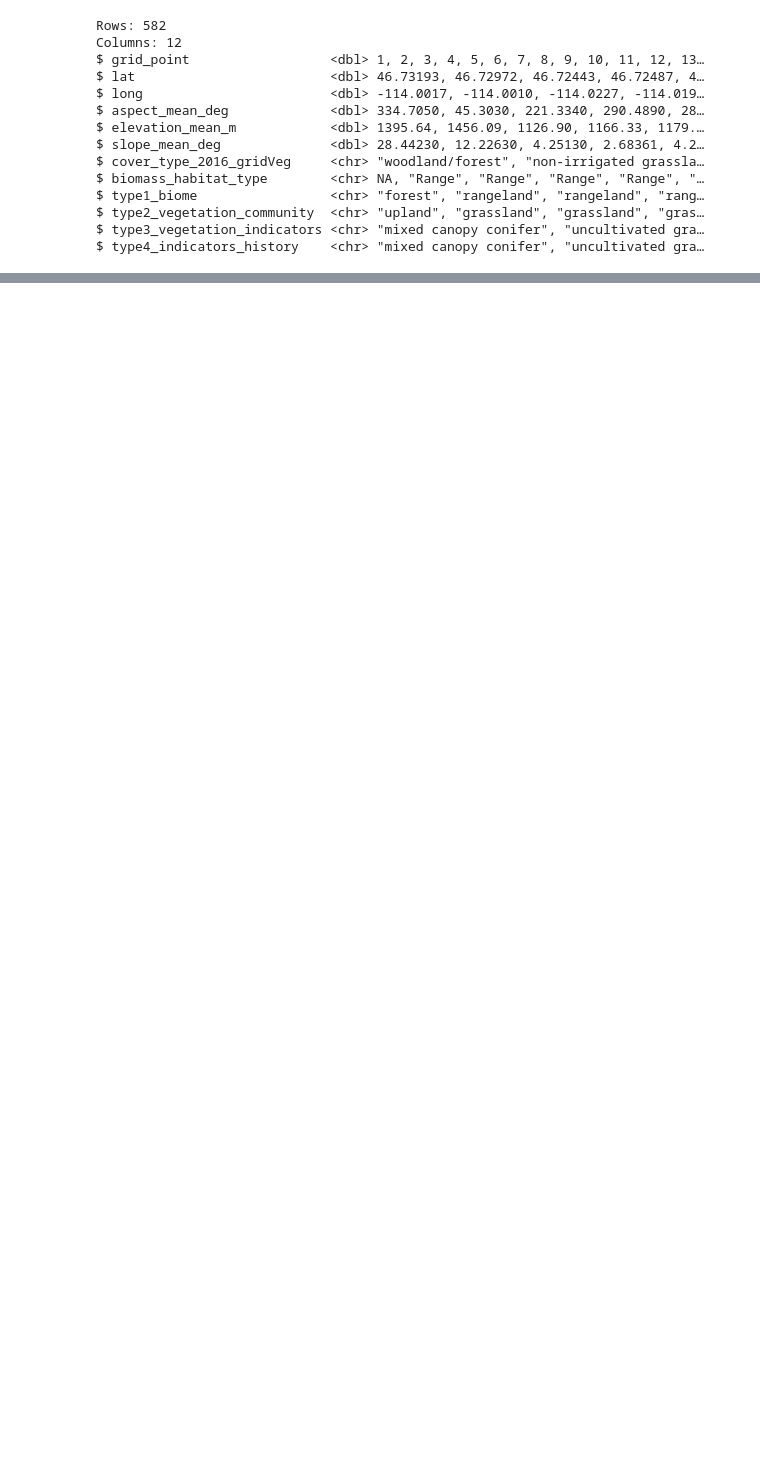
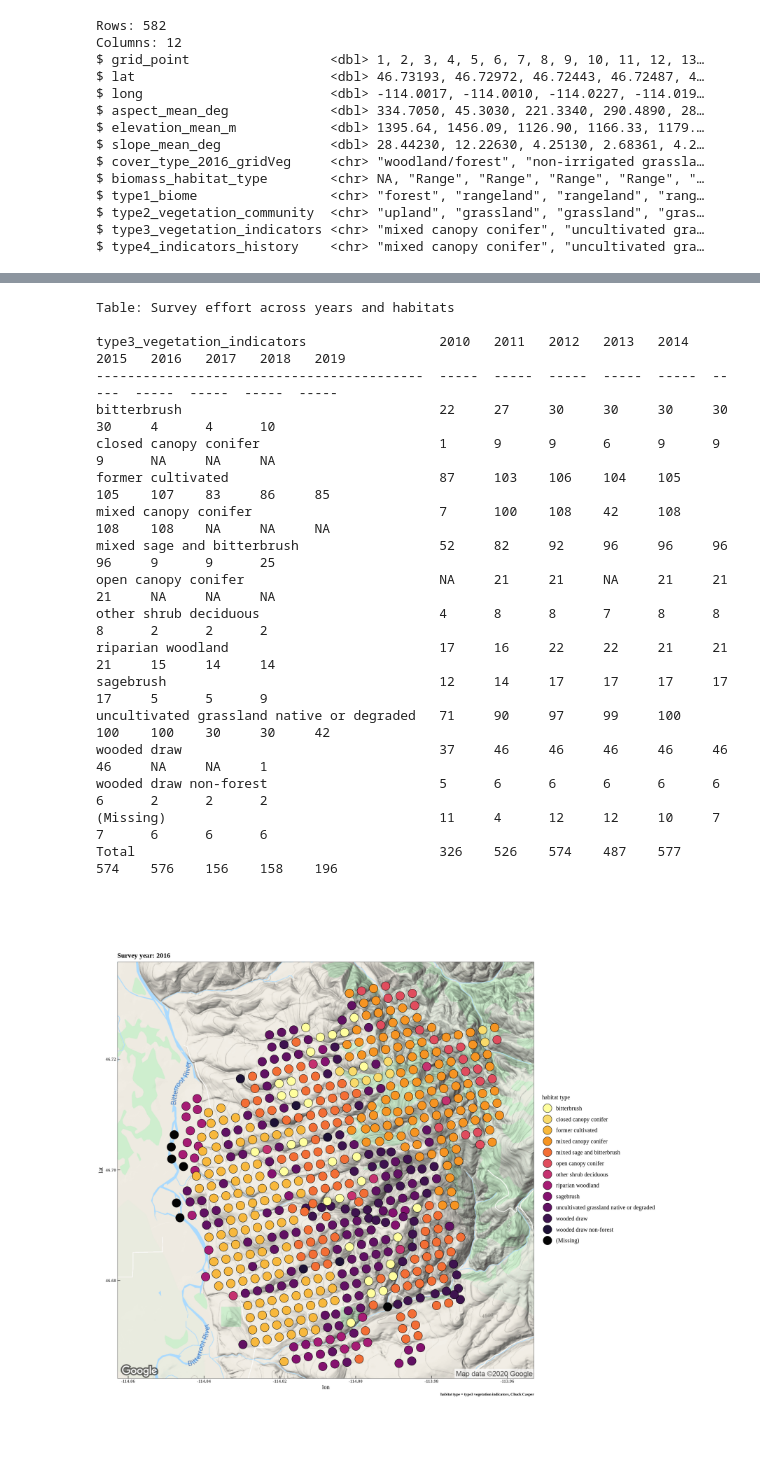
Before and after one commit to samsoe/mpg_notebooks, a Jupyter notebook: abundance_order_habitat_wrangle.ipynb, the cells around one changed output, grey strips where cells are left out. Cells and saved outputs as stored; diff of their text form; code cells hidden in the pictures; blank space fills up the shorter version.

```diff
--- a/abundance_order_habitat_wrangle.ipynb
+++ b/abundance_order_habitat_wrangle.ipynb
@@ -298,0 +543,6 @@ $ abundance_avg               <dbl> 0.7000000, 0.7000000, 0.8125000, 0.500000…
+# %%
+mpgr_map <- ggmap(get_googlemap(center = c(lon = -114.008, lat = 46.700006),
+                                zoom = 13, scale = 2,
+                                maptype ='terrain',
+                                color = 'color')
+                                )
@@ -298,0 +551,8 @@ $ abundance_avg               <dbl> 0.7000000, 0.7000000, 0.8125000, 0.500000…
+# %%
+survey_points_yr <-
+  abundance_order_habitat %>%
+  select(survey_year, survey_grid_point, type3_vegetation_indicators) %>%
+  mutate(type3_vegetation_indicators = fct_explicit_na(type3_vegetation_indicators)) %>%
+  distinct() %>%
+  left_join(df_location %>% select(grid_point, lat, long), by = c("survey_grid_point" = "grid_point")) %>%
+  glimpse()
@@ -298,0 +570,60 @@ $ abundance_avg               <dbl> 0.7000000, 0.7000000, 0.8125000, 0.500000…
+# %%
+#@title Survey effort maps { run: "auto" }
+#@markdown Type a year into the field below. Surveys began in 2010
+year <- 2016 #@param {type:"integer"}
+
+# Table of all years' effort
+# Produce column sums
+func_colsum <-
+function(z) if (is.numeric(z)) {
+  sum(z, na.rm = TRUE)
+  } else {
+  "Total"
+  }
+survey_table <-
+  survey_points_yr %>%
+  group_by(survey_year, type3_vegetation_indicators) %>%
+  summarize(count = n()) %>%
+  spread(survey_year, count) %>%
+  as.data.frame()
+survey_table_colsum <-
+  survey_points_yr %>%
+  group_by(survey_year, type3_vegetation_indicators) %>%
+  summarize(count = n()) %>%
+  spread(survey_year, count) %>%
+  sapply(., FUN = func_colsum) %>% t() %>%
+  as.data.frame()
+rbind(survey_table, survey_table_colsum) %>%
+  kable(format = "pandoc", caption = "Survey effort across years and habitats")
+
+# Plot of selected year
+options(repr.plot.width = 16, repr.plot.height = 16)
+mpgr_map +
+  geom_point(data = survey_points_yr %>% filter(survey_year == year),
+             aes(x = long, y = lat, fill = type3_vegetation_indicators),
+             size = 8, shape = 21) +
+  labs(title = paste("Survey year:", year),
+       fill = "habitat type",
+       caption = "habitat type = type3 vegetation indicators, Chuck Casper") +
+  scale_fill_discrete_sequential(palette = "Inferno") +
+  theme_bgl
+# %% [output]
+Table: Survey effort across years and habitats
+
+type3_vegetation_indicators                 2010   2011   2012   2013   2014   2015   2016   2017   2018   2019
+------------------------------------------  -----  -----  -----  -----  -----  -----  -----  -----  -----  -----
+bitterbrush                                 22     27     30     30     30     30     30     4      4      10
+closed canopy conifer                       1      9      9      6      9      9      9      NA     NA     NA
+former cultivated                           87     103    106    104    105    105    107    83     86     85
+mixed canopy conifer                        7      100    108    42     108    108    108    NA     NA     NA
+mixed sage and bitterbrush                  52     82     92     96     96     96     96     9      9      25
+open canopy conifer                         NA     21     21     NA     21     21     21     NA     NA     NA
+other shrub deciduous                       4      8      8      7      8      8      8      2      2      2
+riparian woodland                           17     16     22     22     21     21     21     15     14     14
+sagebrush                                   12     14     17     17     17     17     17     5      5      9
+uncultivated grassland native or degraded   71     90     97     99     100    100    100    30     30     42
+wooded draw                                 37     46     46     46     46     46     46     NA     NA     1
+wooded draw non-forest                      5      6      6      6      6      6      6      2      2      2
+(Missing)                                   11     4      12     12     10     7      7      6      6      6
+Total                                       326    526    574    487    577    574    576    156    158    196
+[figure, added]
```
Also changed, not shown: parts of 32 cells of this notebook.
